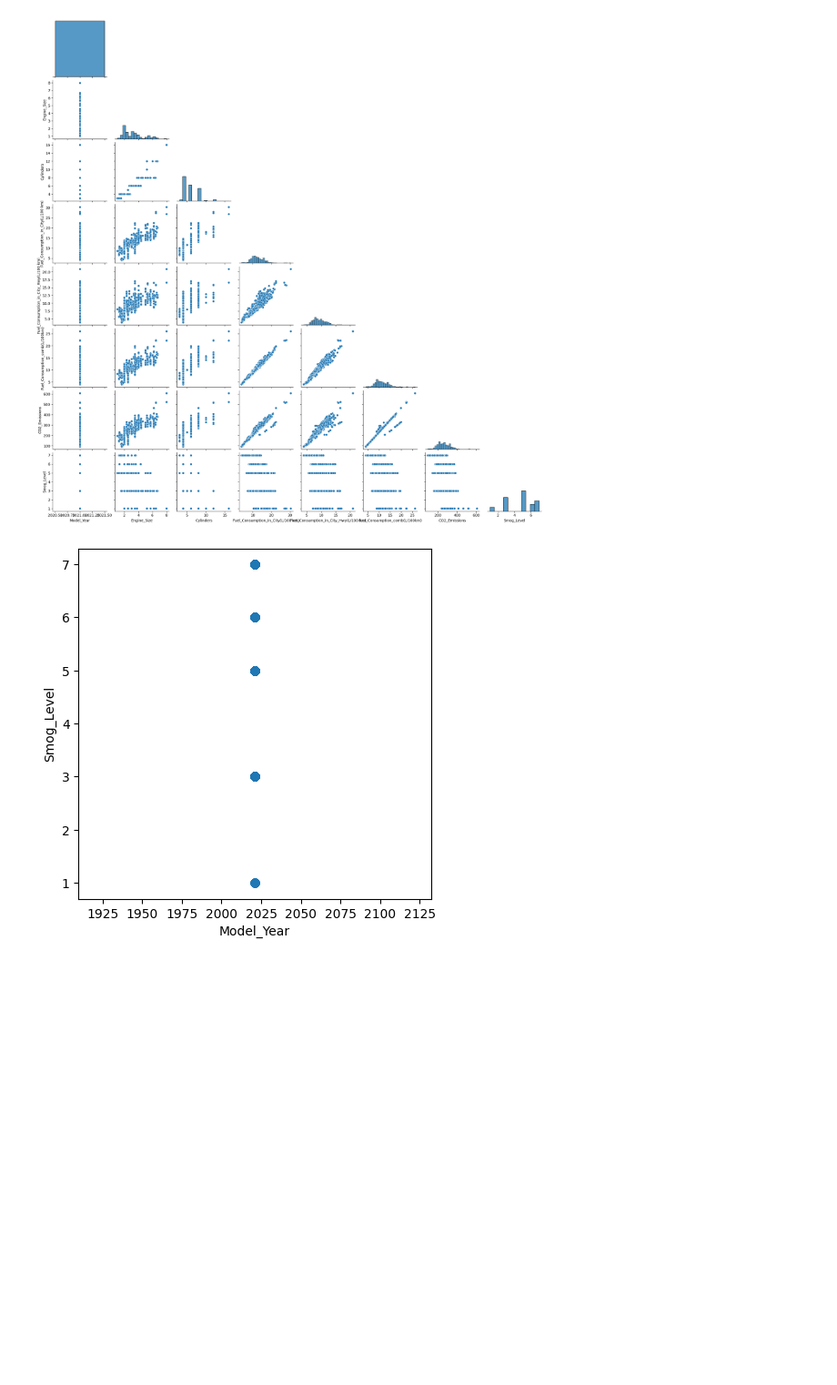
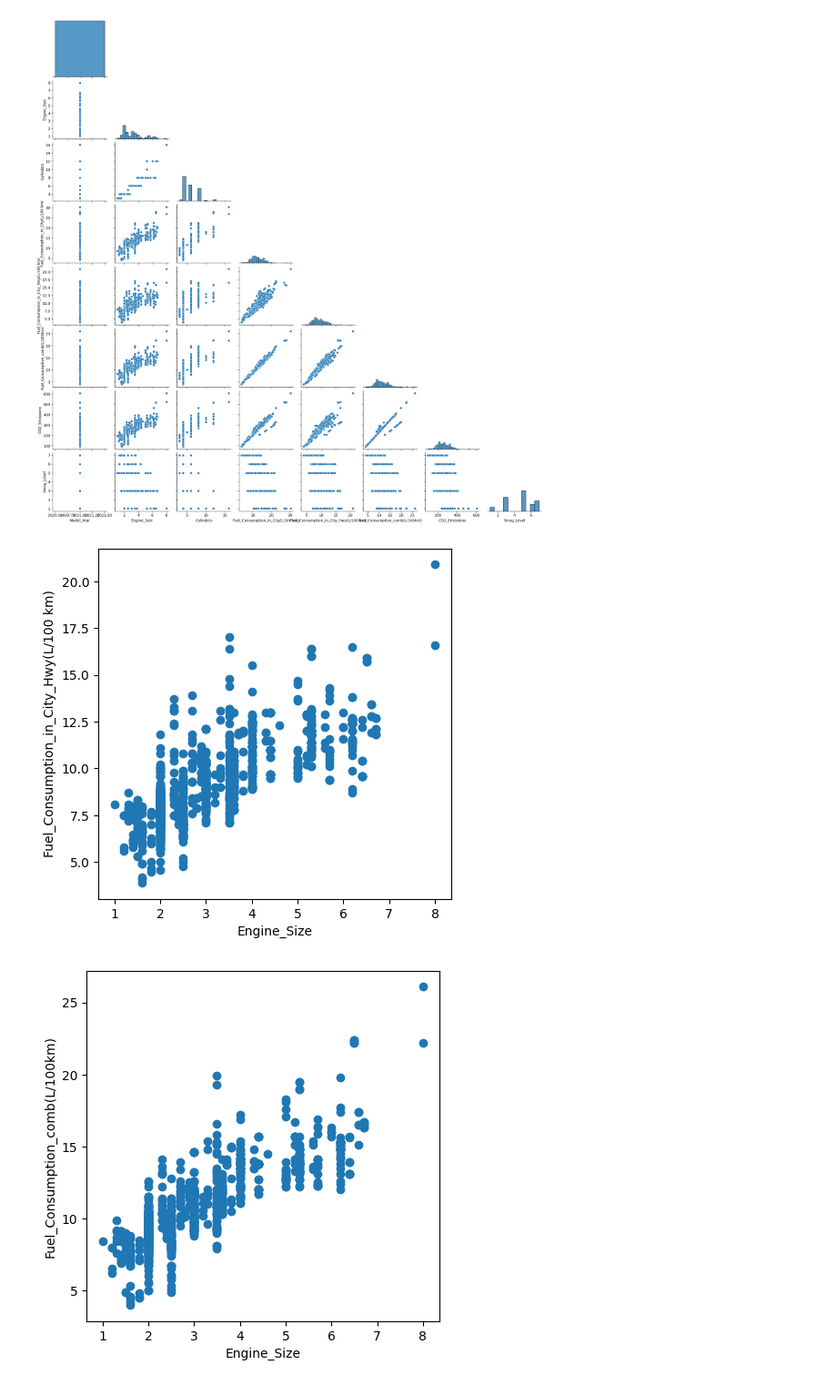
Before and after one commit to AbhinavSinghKuriya/Datasheet3, a Jupyter notebook: DataAnalysis.ipynb, the cells around one changed output. Shown at 91% size. Saved outputs shown, nothing was run; the diff lists cells and outputs as text; code cells hidden in the pictures; blank space fills up the shorter version.

```diff
--- a/DataAnalysis.ipynb
+++ b/DataAnalysis.ipynb
@@ -242,19 +242,24 @@ display(fig)
 # %%
 #custom function for plotting specific plots from the grid
 
 def speciplot(y,x):
     single_ax = grid.axes[y][x]
     fig, ax = plt.subplots(figsize=(5,5))
     for collection in single_ax.collections:
         offsets = collection.get_offsets()
         ax.scatter(
             offsets[:,0],
             offsets[:,1]
         )
     ax.set_xlabel(single_ax.get_xlabel())
     ax.set_ylabel(single_ax.get_ylabel())
     plt.show()
 
-speciplot(7,0)
+#some noticeably important plots
+speciplot(4,1)
+speciplot(5,1)
+speciplot(6,1)
+speciplot(2,1)
 # %% [output]
-[figure, old version]
+[figure, new version]
+[figure, added]
```
Also changed, not shown: parts of 1 cell of this notebook.
